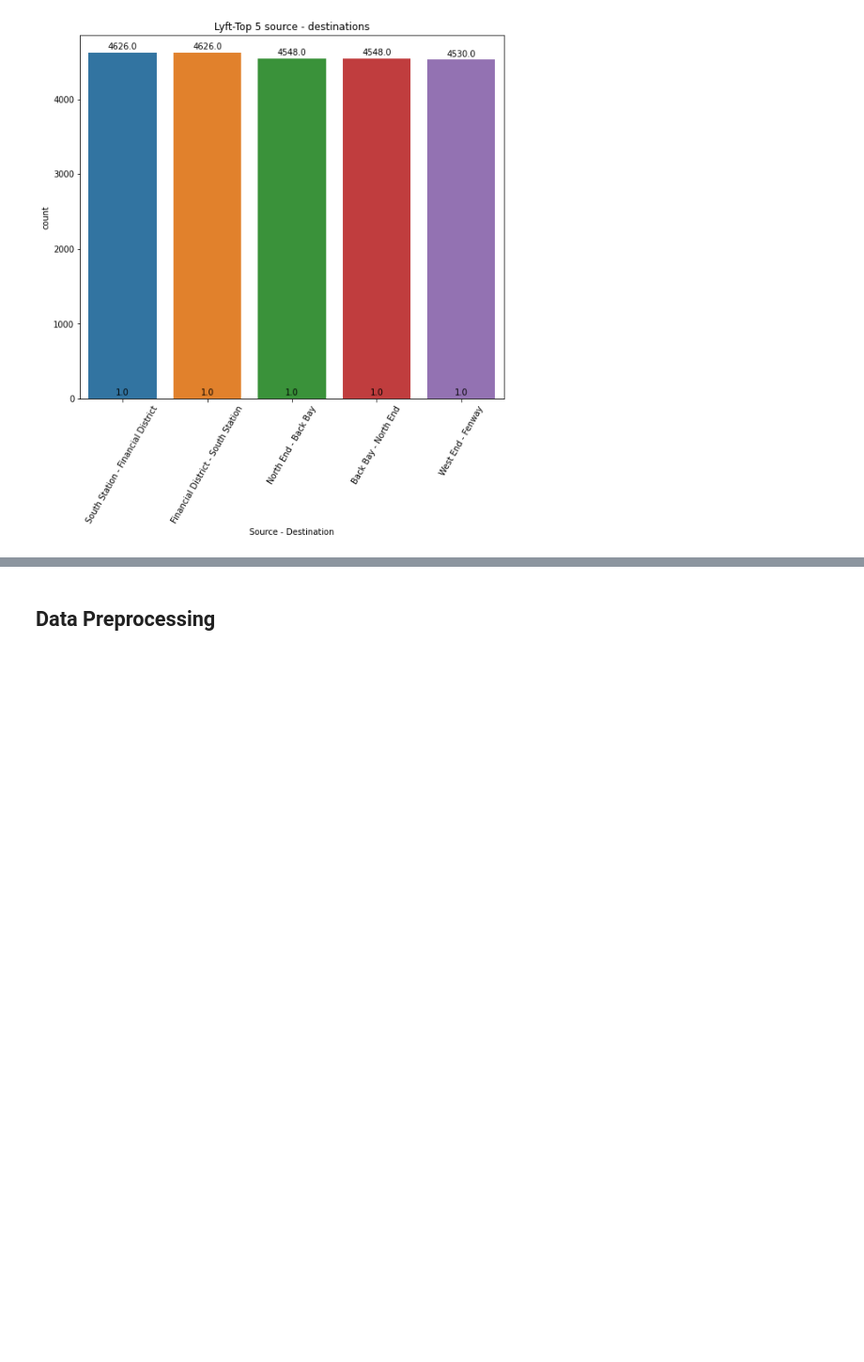
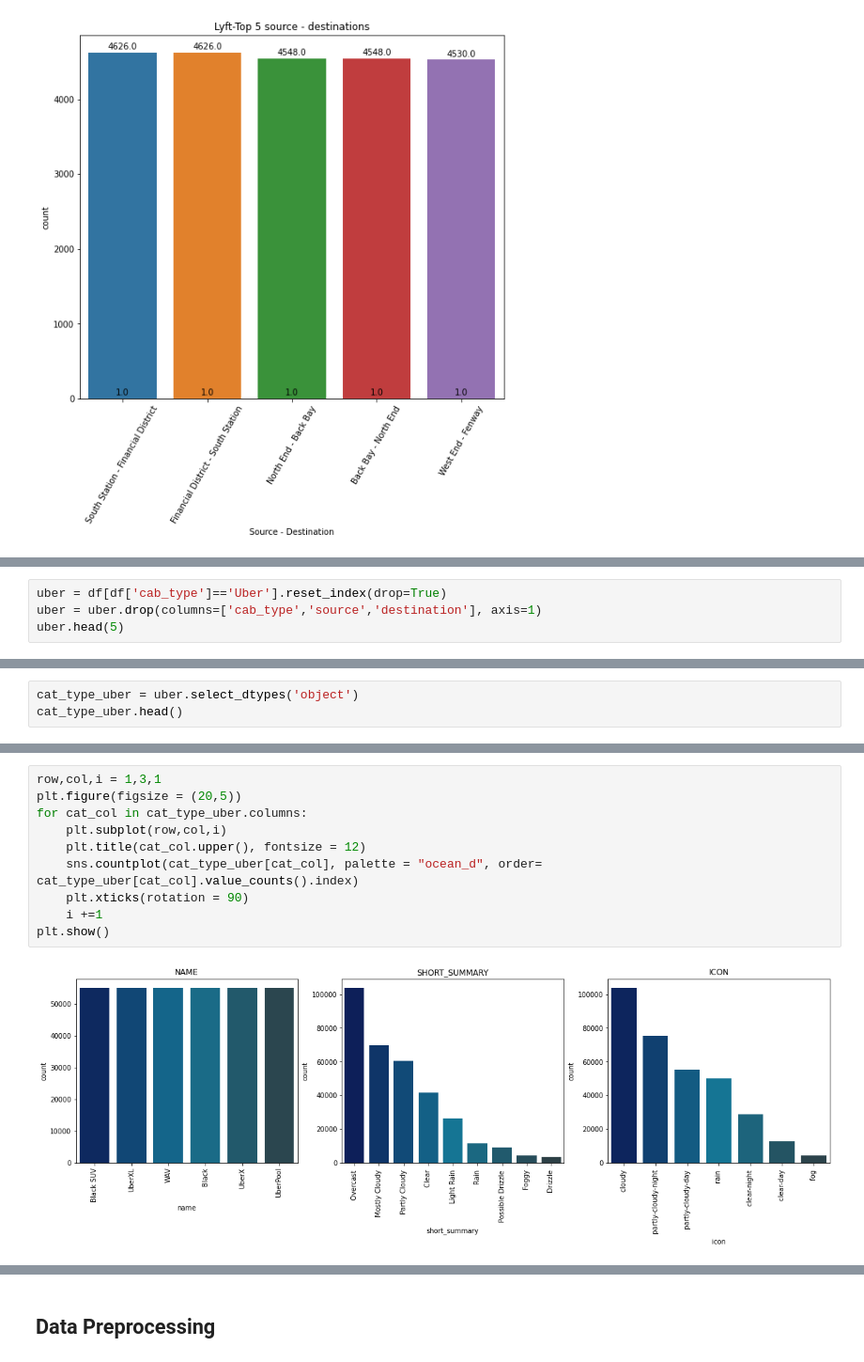
Before and after one commit to safiraauliar/Final-Project1-LinierRegression-kelompok1, a Jupyter notebook: FinalProject1-PYTN-03-LinearRegression.ipynb, the cells around one changed output, grey strips where cells are left out. Shown at 94% size. Cells and saved outputs as stored; diff of their text form; blank space fills up the shorter version.

```diff
--- a/FinalProject1-PYTN-03-LinearRegression.ipynb
+++ b/FinalProject1-PYTN-03-LinearRegression.ipynb
@@ -358,0 +362,4 @@ for i in ax.patches:
+# %%
+uber = df[df['cab_type']=='Uber'].reset_index(drop=True)
+uber = uber.drop(columns=['cab_type','source','destination'], axis=1)
+uber.head(5)
@@ -358,0 +385,3 @@ for i in ax.patches:
+# %%
+cat_type_uber = uber.select_dtypes('object')
+cat_type_uber.head()
@@ -358,0 +395,12 @@ for i in ax.patches:
+# %%
+row,col,i = 1,3,1
+plt.figure(figsize = (20,5))
+for cat_col in cat_type_uber.columns:
+    plt.subplot(row,col,i)
+    plt.title(cat_col.upper(), fontsize = 12)
+    sns.countplot(cat_type_uber[cat_col], palette = "ocean_d", order= cat_type_uber[cat_col].value_counts().index)
+    plt.xticks(rotation = 90)
+    i +=1
+plt.show()
+# %% [output]
+[figure, added]
```
Also changed, not shown: parts of 18 cells of this notebook.
